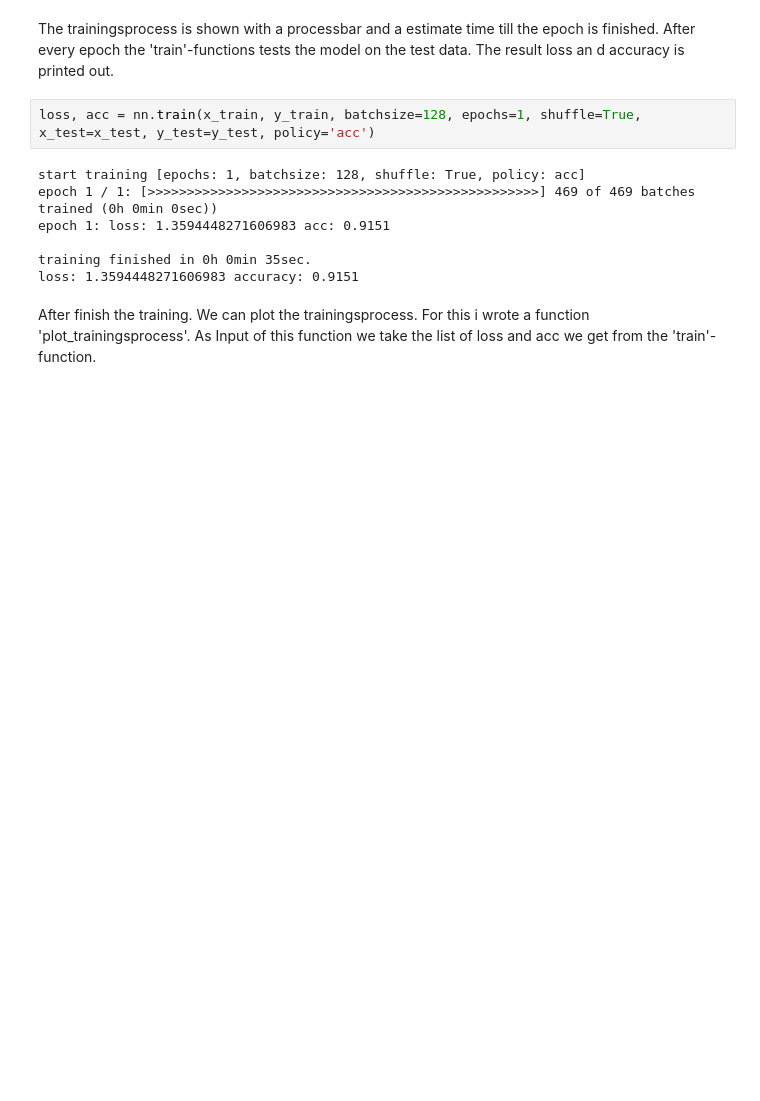
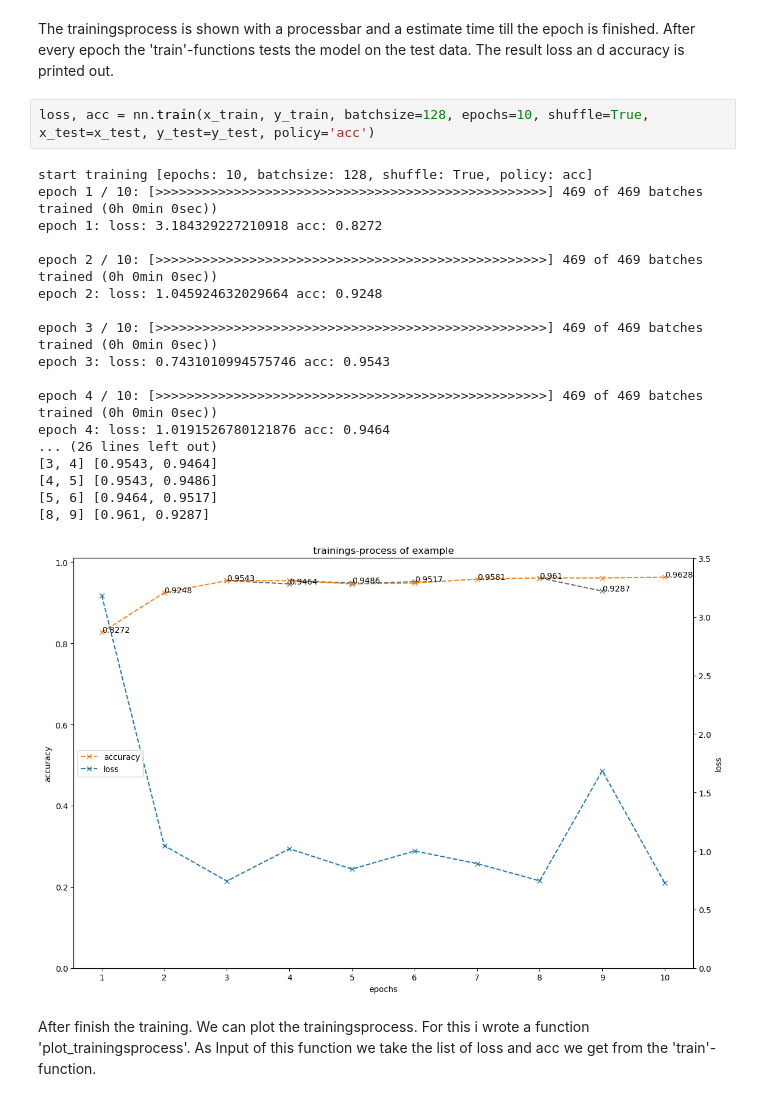
Before and after one commit to NiklasKerkfeld/NeuralNet-API, a Jupyter notebook: Example.ipynb, the cells around one changed output. Saved outputs shown, nothing was run; the diff lists cells and outputs as text; blank space fills up the shorter version.

```diff
--- a/Example.ipynb
+++ b/Example.ipynb
@@ -140,14 +140,26 @@ With the 'policy' parameter i can the define a policy for the training. The trai
 # %% [markdown]
 The trainingsprocess is shown with a processbar and a estimate time till the epoch is finished. After every epoch the 'train'-functions tests the model on the test data. The result loss an d accuracy is printed out.
 # %%
-loss, acc = nn.train(x_train, y_train, batchsize=128, epochs=1, shuffle=True, x_test=x_test, y_test=y_test, policy='acc')
+loss, acc = nn.train(x_train, y_train, batchsize=128, epochs=10, shuffle=True, x_test=x_test, y_test=y_test, policy='acc')
 # %% [output]
-start training [epochs: 1, batchsize: 128, shuffle: True, policy: acc]
-epoch 1 / 1: [>>>>>>>>>>>>>>>>>>>>>>>>>>>>>>>>>>>>>>>>>>>>>>>>>>] 469 of 469 batches trained (0h 0min 0sec))
-epoch 1: loss: 1.3594448271606983 acc: 0.9151
+start training [epochs: 10, batchsize: 128, shuffle: True, policy: acc]
+epoch 1 / 10: [>>>>>>>>>>>>>>>>>>>>>>>>>>>>>>>>>>>>>>>>>>>>>>>>>>] 469 of 469 batches trained (0h 0min 0sec))
+epoch 1: loss: 3.184329227210918 acc: 0.8272
 
-training finished in 0h 0min 35sec.
-loss: 1.3594448271606983 accuracy: 0.9151
+epoch 2 / 10: [>>>>>>>>>>>>>>>>>>>>>>>>>>>>>>>>>>>>>>>>>>>>>>>>>>] 469 of 469 batches trained (0h 0min 0sec))
+epoch 2: loss: 1.045924632029664 acc: 0.9248
+
+epoch 3 / 10: [>>>>>>>>>>>>>>>>>>>>>>>>>>>>>>>>>>>>>>>>>>>>>>>>>>] 469 of 469 batches trained (0h 0min 0sec))
+epoch 3: loss: 0.7431010994575746 acc: 0.9543
+
+epoch 4 / 10: [>>>>>>>>>>>>>>>>>>>>>>>>>>>>>>>>>>>>>>>>>>>>>>>>>>] 469 of 469 batches trained (0h 0min 0sec))
+epoch 4: loss: 1.0191526780121876 acc: 0.9464
+... (26 lines left out)
+[3, 4] [0.9543, 0.9464]
+[4, 5] [0.9543, 0.9486]
+[5, 6] [0.9464, 0.9517]
+[8, 9] [0.961, 0.9287]
+[figure, added]
 # %% [markdown]
 After finish the training. We can plot the trainingsprocess. For this i wrote a function 'plot_trainingsprocess'. As Input of this function we take the list of loss and acc we get from the 'train'-function.
 # %%
```
Also changed, not shown: parts of 5 cells of this notebook, 2 other files.
